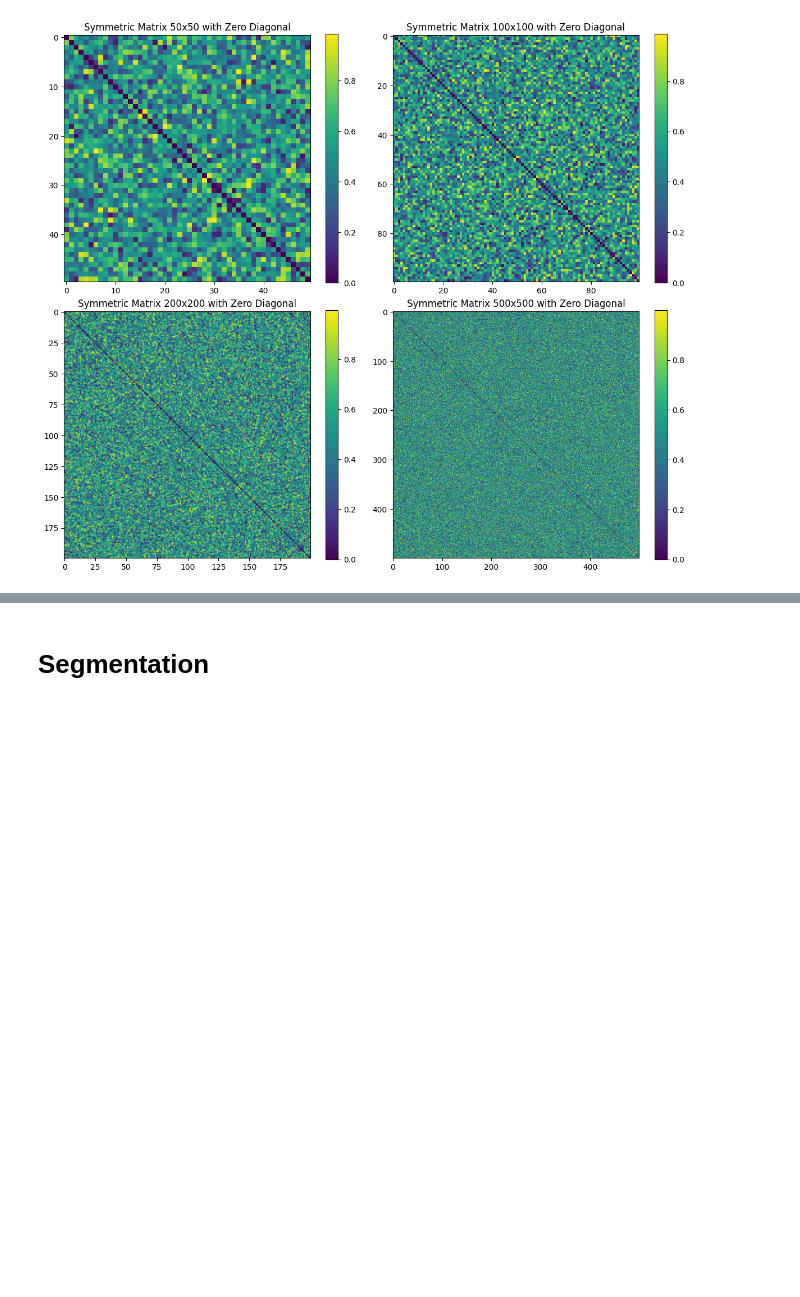
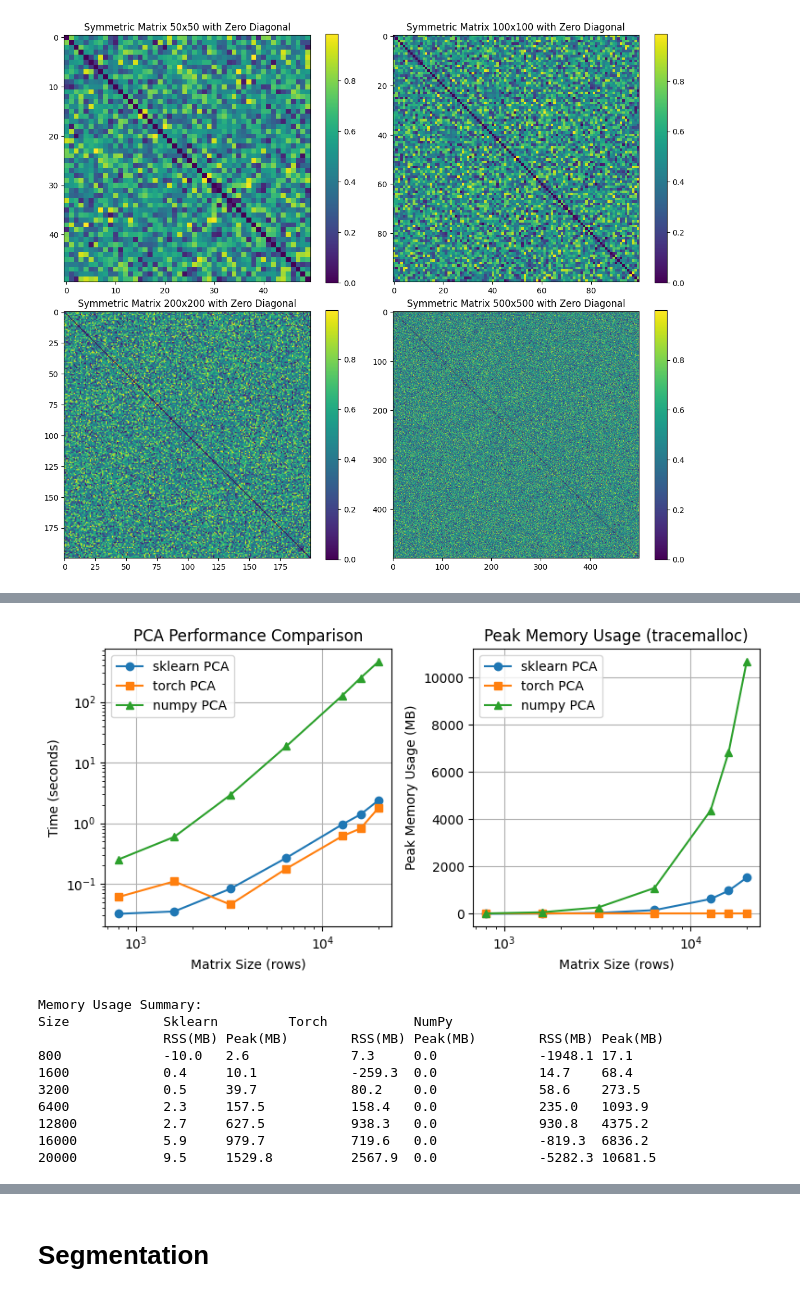
Before and after one commit to egowork/matrise_arbeid, a Jupyter notebook: pca_matrise.ipynb, the cells around one changed output, grey strips where cells are left out. Saved outputs shown, nothing was run; the diff lists cells and outputs as text; code cells hidden in the pictures; blank space fills up the shorter version.

```diff
--- a/pca_matrise.ipynb
+++ b/pca_matrise.ipynb
@@ -212,0 +369,50 @@ plt.show()
+# %%
+# Plot results with memory information
+fig, ((ax1), (ax3)) = plt.subplots(1, 2, figsize=(8, 4))
+
+# Time comparison
+ax1.plot(sizes, sklearn_times, 'o-', label='sklearn PCA')
+ax1.plot(sizes, torch_times, 's-', label='torch PCA')
+ax1.plot(sizes, numpy_times, '^-', label='numpy PCA')
+ax1.set_xlabel('Matrix Size (rows)')
+ax1.set_ylabel('Time (seconds)')
+ax1.set_title('PCA Performance Comparison')
+ax1.legend()
+ax1.grid(True)
+ax1.set_yscale('log')
+ax1.set_xscale('log')
+
+# Peak memory usage (tracemalloc)
+ax3.plot(sizes, sklearn_peak_memory, 'o-', label='sklearn PCA')
+ax3.plot(sizes, torch_peak_memory, 's-', label='torch PCA')
+ax3.plot(sizes, numpy_peak_memory, '^-', label='numpy PCA')
+ax3.set_xlabel('Matrix Size (rows)')
+ax3.set_ylabel('Peak Memory Usage (MB)')
+ax3.set_title('Peak Memory Usage (tracemalloc)')
+ax3.legend()
+ax3.grid(True)
+ax3.set_xscale('log')
+
+plt.tight_layout()
+plt.show()
+
+# Print memory statistics
+print("\nMemory Usage Summary:")
+print("Size\t\tSklearn\t\tTorch\t\tNumPy")
+print("    \t\tRSS(MB)\tPeak(MB)\tRSS(MB)\tPeak(MB)\tRSS(MB)\tPeak(MB)")
+for i, size in enumerate(sizes):
+    print(f"{size}\t\t{sklearn_memory[i]:.1f}\t{sklearn_peak_memory[i]:.1f}\t\t"
+          f"{torch_memory[i]:.1f}\t{torch_peak_memory[i]:.1f}\t\t"
+          f"{numpy_memory[i]:.1f}\t{numpy_peak_memory[i]:.1f}")
+# %% [output]
+[figure, added]
+Memory Usage Summary:
+Size            Sklearn         Torch           NumPy
+                RSS(MB) Peak(MB)        RSS(MB) Peak(MB)        RSS(MB) Peak(MB)
+800             -10.0   2.6             7.3     0.0             -1948.1 17.1
+1600            0.4     10.1            -259.3  0.0             14.7    68.4
+3200            0.5     39.7            80.2    0.0             58.6    273.5
+6400            2.3     157.5           158.4   0.0             235.0   1093.9
+12800           2.7     627.5           938.3   0.0             930.8   4375.2
+16000           5.9     979.7           719.6   0.0             -819.3  6836.2
+20000           9.5     1529.8          2567.9  0.0             -5282.3 10681.5
```
Also changed, not shown: parts of 24 cells of this notebook, 4 other files.
